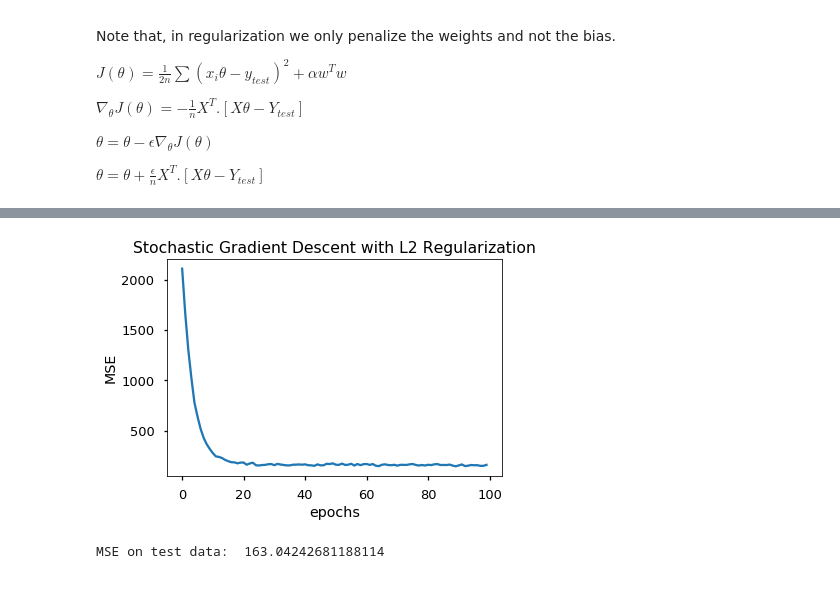
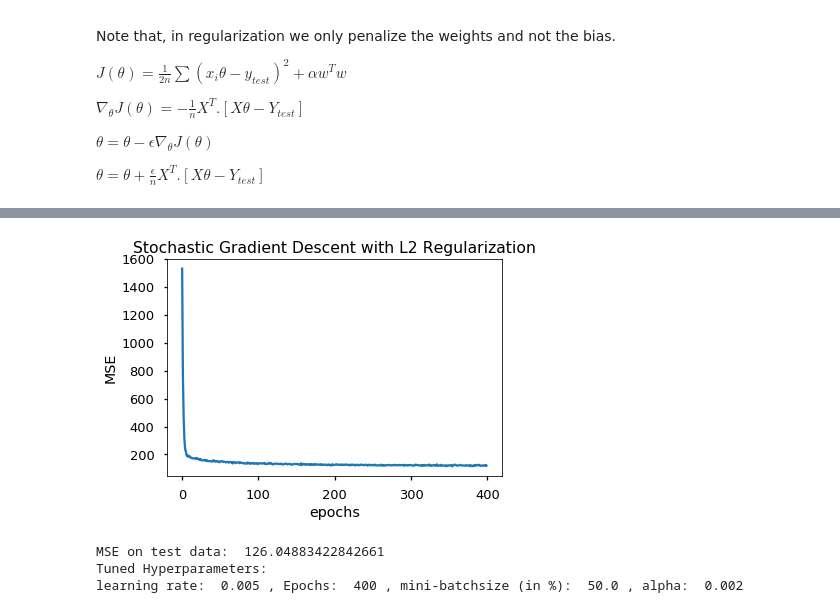
Before and after one commit to sapan-ostic/CS-541-Deep-Learning, a Jupyter notebook: HW2/HW2.ipynb, the cells around one changed output, grey strips where cells are left out. Cells and saved outputs as stored; diff of their text form; code cells hidden in the pictures.

Commit message:
HW2 SGD with L2 regulaization and Hyperparameter tuning

```diff
--- a/HW2/HW2.ipynb
+++ b/HW2/HW2.ipynb
@@ -34,11 +34,6 @@ $\nabla_{\theta} J(\theta) = -\frac{1}{n} X^T.[X \theta - Y_{test} ]$
 $\theta = \theta - \epsilon \nabla_{\theta} J(\theta)$
 
 $\theta = \theta + \frac{\epsilon}{n} X^T.[X \theta - Y_{test}]$
-# %%
-X_tr = np.load("age_regression_Xtr.npy")
-n = X_tr.shape[0]
-X_tr = X_tr.reshape((n,-1))
-ytr = np.load("age_regression_ytr.npy")
 # %%
 # Linear Regression using Stochastic Gradient Descent
 def batchloader(X, Y, batchsize = 20):
@@ -60,8 +55,7 @@ def computeMSE(X,Y,theta):
     fMSE = (1/(2*n))*( np.dot( (np.dot(X,theta) - Y).transpose(), np.dot(X,theta) - Y))
     return fMSE
 
-def SGD(X, Y, learning_rate=0.001, epochs=100, batchsize = 20, alpha = 0.2):
-
+def SGD(X, Y, learning_rate=0.001, epochs=100, bs = 0.2, alpha = 0.2):
 
     n, m = X.shape
     n, p = Y.shape
@@ -69,8 +63,10 @@ def SGD(X, Y, learning_rate=0.001, epochs=100, batchsize = 20, alpha = 0.2):
     w = np.random.randn(m,p)
     b = np.random.randn(p,p)
 
+    batchsize = round(bs*n)
+
     # preprocessing Data
-    X = np.append(X, np.ones((n,1)), axis=1)
+    X = np.append(X, np.ones((n,p)), axis=1)
 
     n,m_new = X.shape
 
@@ -93,7 +89,6 @@ def SGD(X, Y, learning_rate=0.001, epochs=100, batchsize = 20, alpha = 0.2):
         w = theta[:m,:p]
 
         # get cost
-#         COST[i] = computeRegularizedCost(X_batch, Y_batch, theta, w, alpha=alpha)
         COST[i] = computeMSE(X_batch, Y_batch, theta)
 
     return theta, THETAs, COST
@@ -100,33 +162,29 @@ def SGD(X, Y, learning_rate=0.001, epochs=100, batchsize = 20, alpha = 0.2):
 # %%
-# Load data
-X_tr = np.load("age_regression_Xtr.npy")
-n = X_tr.shape[0]
-X_tr = X_tr.reshape((n,-1))
-ytr = np.load("age_regression_ytr.npy")
-ytr = ytr.reshape(-1,1)
-
-batchsize = round(0.2*n)
-
-theta, THETAs, COST = SGD(X_tr, ytr, learning_rate=0.001, epochs=100, batchsize=batchsize, alpha=0.001)
+# Training on tuned hyperparameters
+theta, THETAs, COST = SGD(X, Y, learning_rate=lr, epochs=epochs, bs=bs, alpha=alpha)
 
 plt.plot(COST)
 plt.xlabel('epochs')
 plt.ylabel('MSE')
 plt.title('Stochastic Gradient Descent with L2 Regularization')
 plt.show()
 
 # Testing
 X_te = np.load("age_regression_Xte.npy")
 n = X_te.shape[0]
 X_te = X_te.reshape((n,-1))
 
 # preprocessing Data
 X_te = np.append(X_te, np.ones((n,1)), axis=1)
 
 yte = np.load("age_regression_yte.npy")
 yte = yte.reshape(-1,1)
 MSE_test = computeMSE(X_te, yte, theta)
 print('MSE on test data: ', MSE_test[0,0])
+print('Tuned Hyperparameters: ')
+print('learning rate: ', lr, ', Epochs: ', epochs, ', mini-batchsize (in %): ', bs*100, ', alpha: ', alpha)
 # %% [output]
-[figure, old version]
+[figure, new version]
-MSE on test data:  163.04242681188114
+MSE on test data:  126.04883422842661
+Tuned Hyperparameters:
+learning rate:  0.005 , Epochs:  400 , mini-batchsize (in %):  50.0 , alpha:  0.002
```
Also changed, not shown: parts of 1 cell of this notebook, 1 other file.
